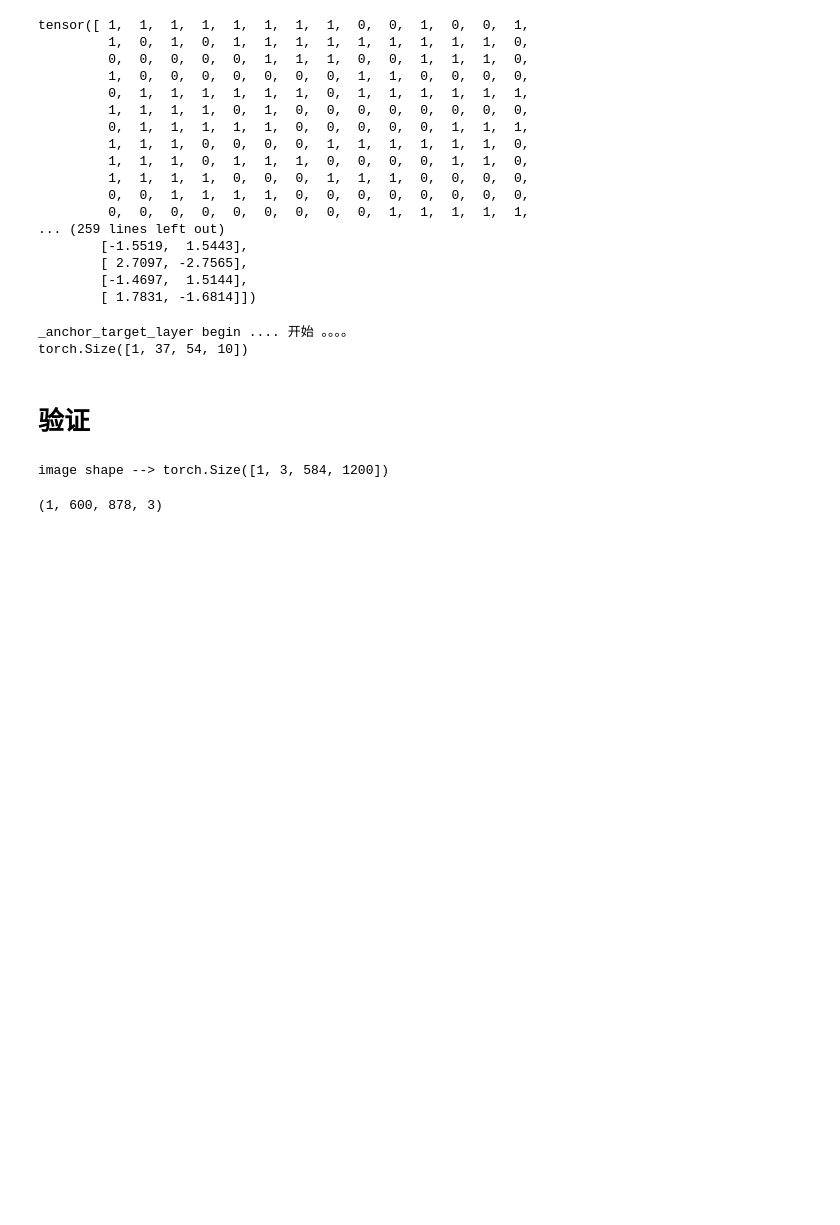
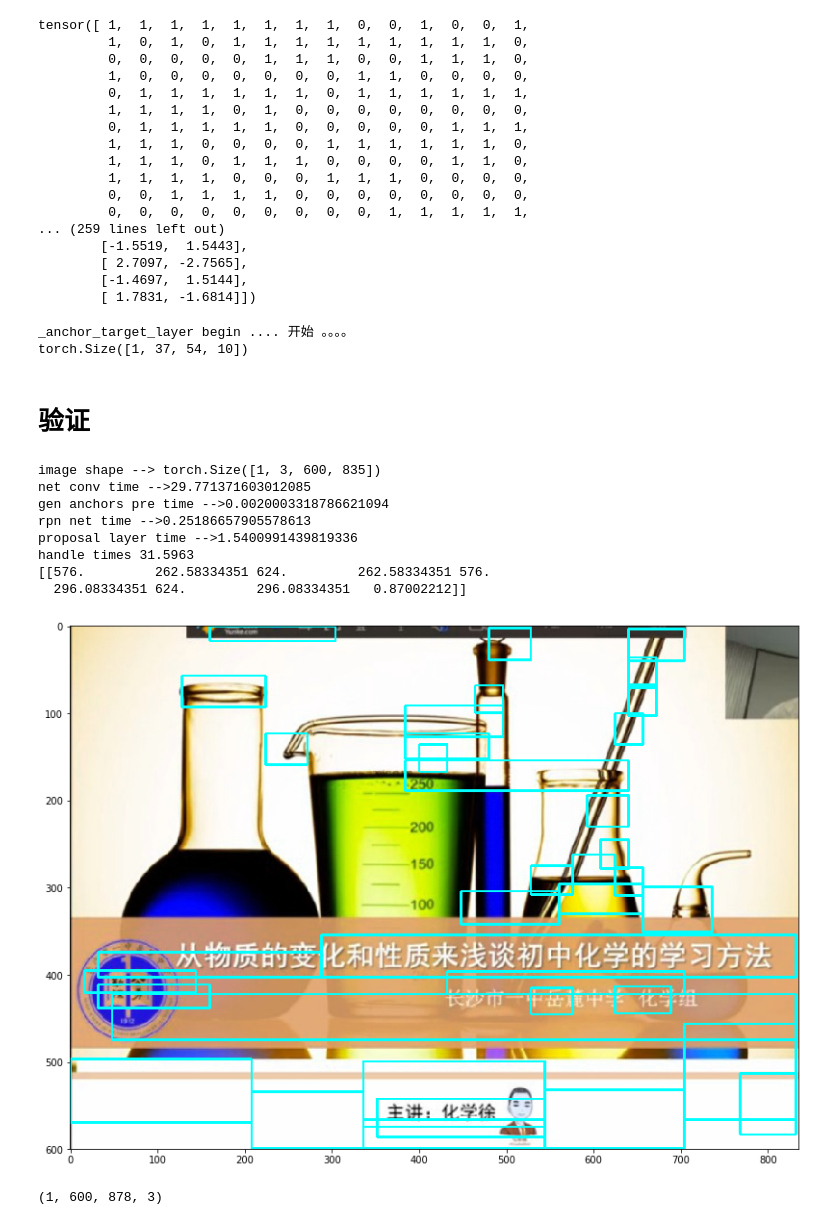
Before and after one commit to hecongziyu/myproject, a Jupyter notebook: object detect/text detect.ipynb, the cells around one changed output. Saved outputs shown, nothing was run; the diff lists cells and outputs as text; code cells hidden in the pictures; blank space fills up the shorter version.

```diff
--- a/object detect/text detect.ipynb
+++ b/object detect/text detect.ipynb
@@ -651,36 +654,44 @@ def showValidNet(image,im_info):
         image_src, blob, scores , rpn_cls_prob, rpn_bbox_pred, rpn_cls_score,rpn_cls_prob_reshape = validNet(image,im_info)
     print('handle times {:.4f}'.format((time.time() - start_time)))
     plt.rcParams['figure.figsize'] = 15, 10
     boxes = blob.data.numpy()[:,1:5]
     boxes = boxes.astype(np.int)
     score = scores.data.numpy()
     score = score.reshape(score.shape[0])
     image_new = image_src.reshape(image_src.shape[1],image_src.shape[2], image_src.shape[3])
 
     dets = np.hstack((boxes, score[:, np.newaxis])).astype(np.float32)
 #     print('dets --> \n {}'.format(dets))
     keep = nms.nms(dets, 0.3)
     dets = dets[keep,:]
 
     line = connect_proposal(dets[:, 0:4], dets[:, 4], image_new.shape)
 #     line = line.astype(int)
 #     print(line)
     # image_new = image_src.reshape(image_src.shape[1],image_src.shape[2], image_src.shape[3])
     print(line[0:1])
-    save_results('newimg.jpg',image_orig, line, 0.6)
+    save_results('newimg.jpg',image_orig, line, 0.7)
     return rpn_cls_prob, rpn_bbox_pred, rpn_cls_score,rpn_cls_prob_reshape,boxes,score, line,dets,image_new
 
 # img_path = '/home/hecong/temp/data/txtdect/img/2.jpg'
-img_path = 'd:\\6.jpg'
+img_path = 'd:\\4.jpg'
 image = cv2.imread(img_path,cv2.IMREAD_COLOR)
 im_info = [image.shape[0],image.shape[1],1]
 
 rpn_cls_prob, rpn_bbox_pred, rpn_cls_score,rpn_cls_prob_reshape,boxes,score, line,dets,image_new  =  showValidNet(image,im_info)
 
 # testConnectProposal()
 # showValidNet(image,im_info)
 # %% [output]
-image shape --> torch.Size([1, 3, 584, 1200])
+image shape --> torch.Size([1, 3, 600, 835])
+net conv time -->29.771371603012085
+gen anchors pre time -->0.0020003318786621094
+rpn net time -->0.25186657905578613
+proposal layer time -->1.5400991439819336
+handle times 31.5963
+[[576.         262.58334351 624.         262.58334351 576.
+  296.08334351 624.         296.08334351   0.87002212]]
+[figure, added]
 # %%
 PIXEL_MEANS = np.array([[[102.9801, 115.9465, 122.7717]]])
 image = cv2.imread('d:\\2.jpg',cv2.IMREAD_COLOR)
```
Also changed, not shown: parts of 2 cells of this notebook, 2 other files.
